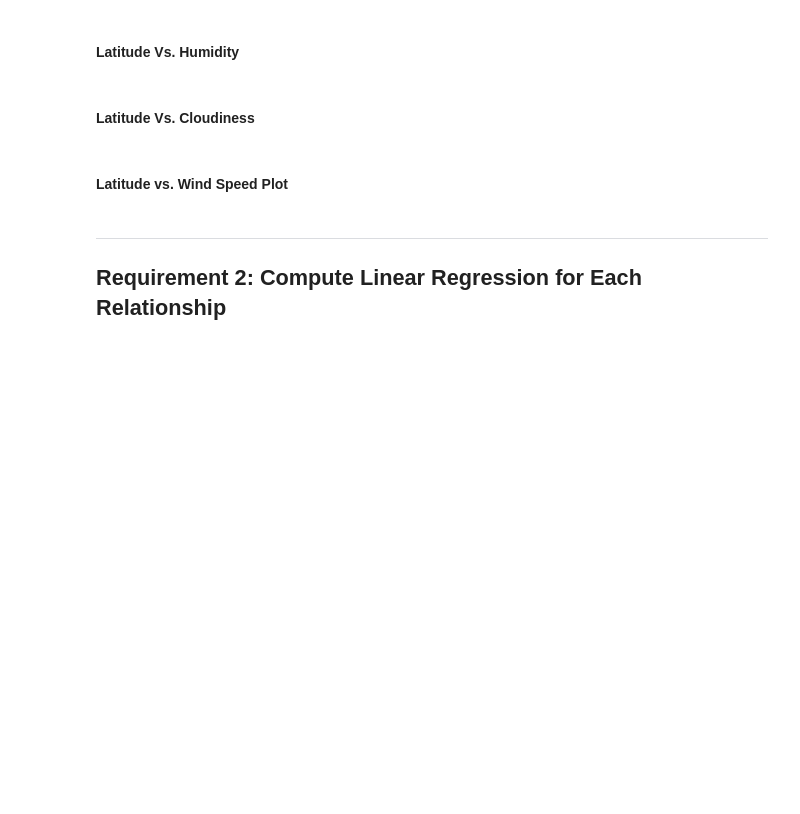
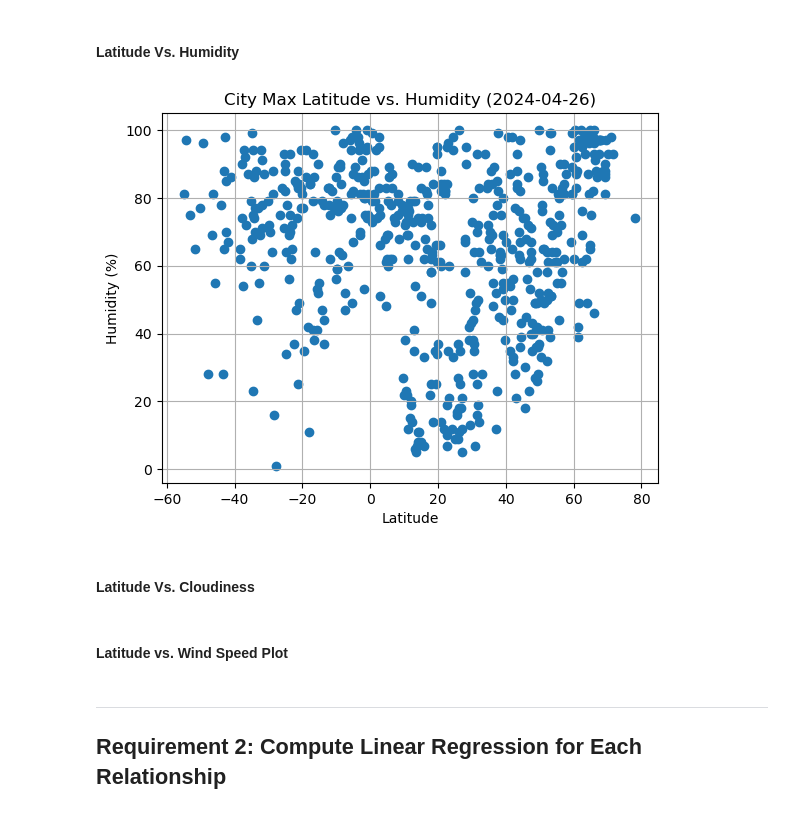
Before and after one commit to rachelklem/python-api-challenge, a Jupyter notebook: starter_code/WeatherPy_workspace.ipynb, the cells around one changed output. Drawn from its saved outputs; the diff is of its cells as text; code cells hidden in the pictures; blank space fills up the shorter version.

```diff
--- a/starter_code/WeatherPy_workspace.ipynb
+++ b/starter_code/WeatherPy_workspace.ipynb
@@ -199,16 +218,25 @@ plt.show()
 #### Latitude Vs. Humidity
 # %%
 # Build the scatter plots for latitude vs. humidity
-# YOUR CODE HERE
-
+date = city_data_df['Date'].max()
+latitude = city_data_df['Lat']
+humidity = city_data_df['Humidity']
+x = latitude
+y = humidity
+plt.scatter(x,y)
+plt.title('City Max Latitude vs. Humidity (2024-04-26)')
+plt.xlabel('Latitude')
+plt.ylabel('Humidity (%)')
 # Incorporate the other graph properties
-# YOUR CODE HERE
+plt.grid()
 
 # Save the figure
-plt.savefig("output_data/Fig2.png")
+plt.savefig("python-api-challenge/output_data/Fig2.png")
 
 # Show plot
 plt.show()
+# %% [output]
+[figure, added]
 # %% [markdown]
 #### Latitude Vs. Cloudiness
 # %%
```
Also changed, not shown: parts of 2 cells of this notebook, 2 other files.
